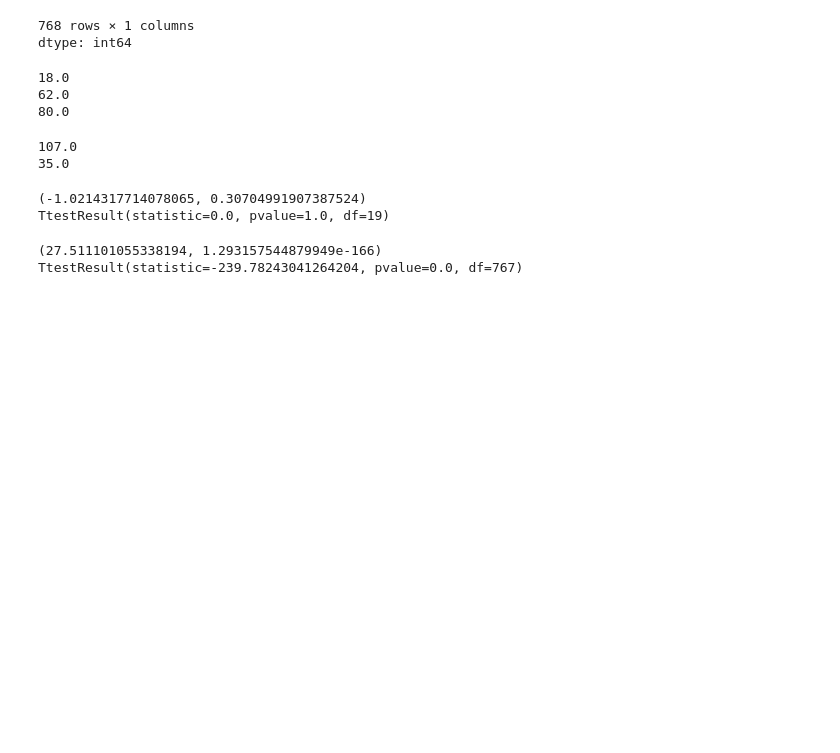
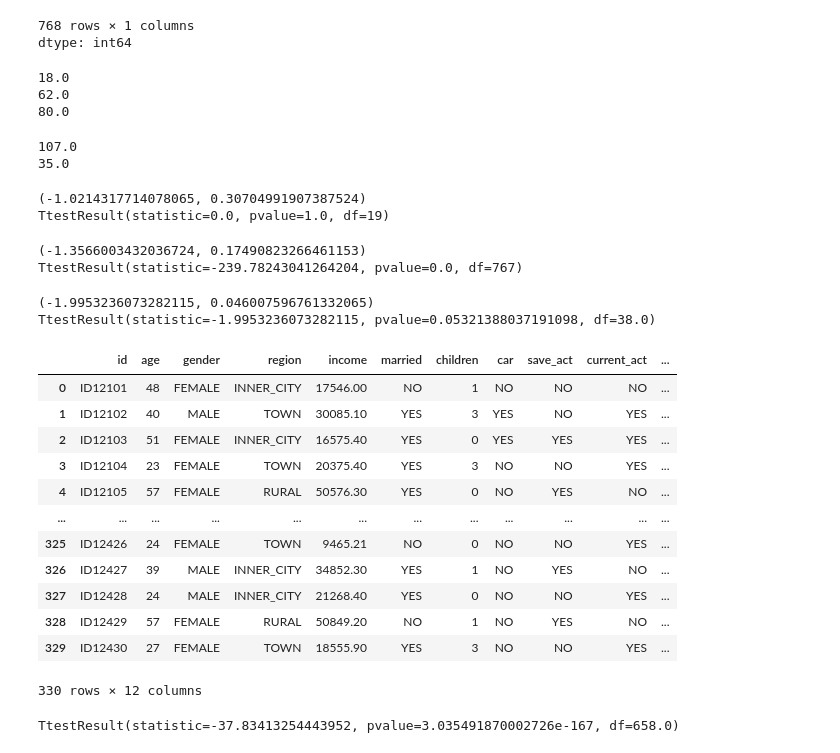
Before and after one commit to gowtham-dd/Data-Science-Basics, a Jupyter notebook: Statistics.ipynb, the cells around one changed output. Drawn from its saved outputs; the diff is of its cells as text; code cells hidden in the pictures; blank space fills up the shorter version.

```diff
--- a/Statistics.ipynb
+++ b/Statistics.ipynb
@@ -222,9 +222,60 @@ data = df['Pregnancies']
 
 
 #perform one sample z-test
-print(ztest(data, value=0.5))
+print(ztest(data, value=4.01))
 print(stats.ttest_1samp(data, popmean=33))#popmean is hypothesis
 #value is nothing but H0 or Null hypothesis(here we say that avg is 100)
 # %% [output]
-(27.511101055338194, 1.293157544879949e-166)
+(-1.3566003432036724, 0.17490823266461153)
 TtestResult(statistic=-239.78243041264204, pvalue=0.0, df=767)
+# %%
+#z or t test only 2 columns
+#null hypothesis means independent if no null they are dependent
+from statsmodels.stats.weightstats import ztest as ztest
+import scipy.stats as stats
+
+
+#enter IQ levels for 20 individuals from each city
+cityA = [82, 84, 85, 89, 91, 91, 92, 94, 99, 99,
+
+
+        105, 109, 109, 109, 110, 112, 112, 113, 114, 114]
+
+
+cityB = [90, 91, 91, 91, 95, 95, 99, 99, 108, 109,
+        109, 114, 115, 116, 117, 117, 128, 129, 130, 133]
+
+
+#perform two sample z-test
+print(ztest(cityA, cityB, value=0))
+
+
+print(stats.ttest_ind(a=cityA, b=cityB, equal_var=True))
+#here value of H0 is 0 because null hypothesis is that there is no difference in IQ of two cities
+# %% [output]
+(-1.9953236073282115, 0.046007596761332065)
+TtestResult(statistic=-1.9953236073282115, pvalue=0.05321388037191098, df=38.0)
+# %%
+import pandas as pd
+df=pd.read_csv('https://raw.githubusercontent.com/nethajinirmal13/Training-datasets/main/cs1%20(1).csv')
+df.shape
+df
+# %% [output]
+|  | id | age | gender | region | income | married | children | car | save_act | current_act | ... |
+| 0 | ID12101 | 48 | FEMALE | INNER_CITY | 17546.00 | NO | 1 | NO | NO | NO | ... |
+| 1 | ID12102 | 40 | MALE | TOWN | 30085.10 | YES | 3 | YES | NO | YES | ... |
+| 2 | ID12103 | 51 | FEMALE | INNER_CITY | 16575.40 | YES | 0 | YES | YES | YES | ... |
+| 3 | ID12104 | 23 | FEMALE | TOWN | 20375.40 | YES | 3 | NO | NO | YES | ... |
+| 4 | ID12105 | 57 | FEMALE | RURAL | 50576.30 | YES | 0 | NO | YES | NO | ... |
+| ... | ... | ... | ... | ... | ... | ... | ... | ... | ... | ... | ... |
+| 325 | ID12426 | 24 | FEMALE | TOWN | 9465.21 | NO | 0 | NO | NO | YES | ... |
+| 326 | ID12427 | 39 | MALE | INNER_CITY | 34852.30 | YES | 1 | NO | YES | NO | ... |
+| 327 | ID12428 | 24 | MALE | INNER_CITY | 21268.40 | YES | 0 | NO | NO | YES | ... |
+| 328 | ID12429 | 57 | FEMALE | RURAL | 50849.20 | NO | 1 | NO | YES | NO | ... |
+| 329 | ID12430 | 27 | FEMALE | TOWN | 18555.90 | YES | 3 | NO | NO | YES | ... |
+330 rows × 12 columns
+# %%
+#dependent age and income have a link
+print(stats.ttest_ind(a=df['age'],b=df['income'],equal_var=True))
+# %% [output]
+TtestResult(statistic=-37.83413254443952, pvalue=3.035491870002726e-167, df=658.0)
```
Also changed, not shown: parts of 6 cells of this notebook.
